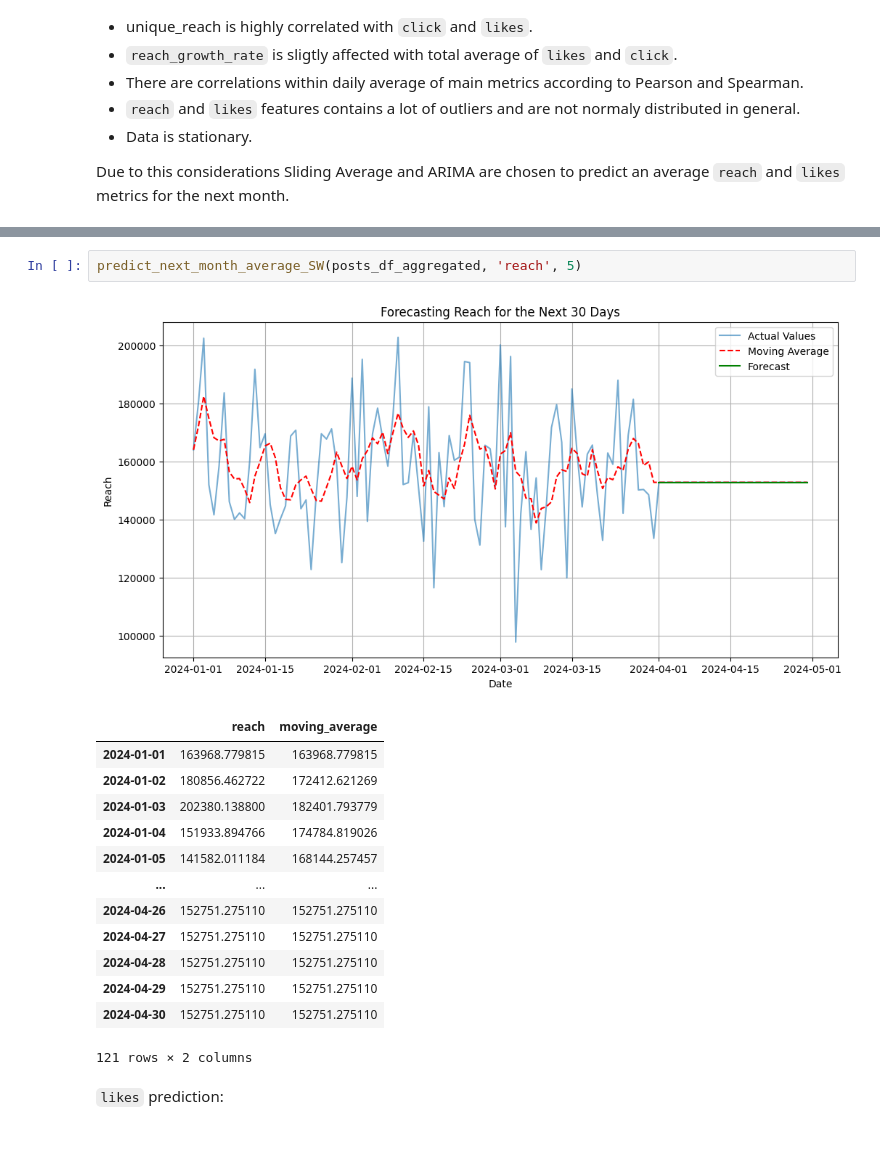
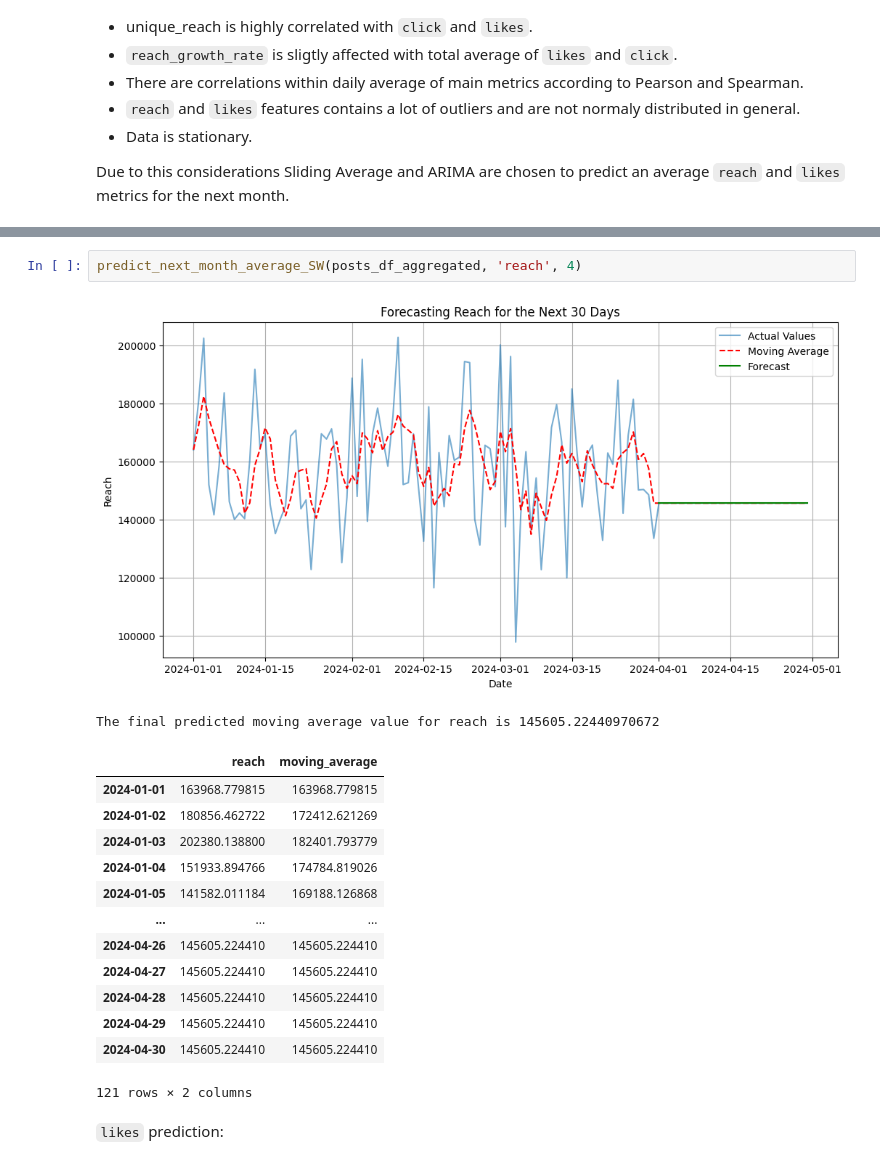
Before and after one commit to KKDD41/DA_Assignment_1, a Jupyter notebook: Reach_and_Likes_Prediction.ipynb, the cells around one changed output, grey strips where cells are left out. Drawn from its saved outputs; the diff is of its cells as text.

Commit message:
README: Prediction SW, AUTO_ARIMA completed

```diff
--- a/Reach_and_Likes_Prediction.ipynb
+++ b/Reach_and_Likes_Prediction.ipynb
@@ -175,20 +140,21 @@ predict_next_month_average_SW(posts_df_aggregated, 'reach', 15)
 # %%
-predict_next_month_average_SW(posts_df_aggregated, 'reach', 5)
+predict_next_month_average_SW(posts_df_aggregated, 'reach', 4)
 # %% [output]
-[figure, old version]
+[figure, new version]
+The final predicted moving average value for reach is 145605.22440970672
 |  | reach | moving_average |
 | 2024-01-01 | 163968.779815 | 163968.779815 |
 | 2024-01-02 | 180856.462722 | 172412.621269 |
 | 2024-01-03 | 202380.138800 | 182401.793779 |
 | 2024-01-04 | 151933.894766 | 174784.819026 |
-| 2024-01-05 | 141582.011184 | 168144.257457 |
+| 2024-01-05 | 141582.011184 | 169188.126868 |
 | ... | ... | ... |
-| 2024-04-26 | 152751.275110 | 152751.275110 |
-| 2024-04-27 | 152751.275110 | 152751.275110 |
-| 2024-04-28 | 152751.275110 | 152751.275110 |
-| 2024-04-29 | 152751.275110 | 152751.275110 |
-| 2024-04-30 | 152751.275110 | 152751.275110 |
+| 2024-04-26 | 145605.224410 | 145605.224410 |
+| 2024-04-27 | 145605.224410 | 145605.224410 |
+| 2024-04-28 | 145605.224410 | 145605.224410 |
+| 2024-04-29 | 145605.224410 | 145605.224410 |
+| 2024-04-30 | 145605.224410 | 145605.224410 |
-121 rows × 2 columns
+121 rows × 2 columns
 # %% [markdown]
 `likes` prediction:
 # %%
```
Also changed, not shown: parts of 17 cells of this notebook, 10 other files.
